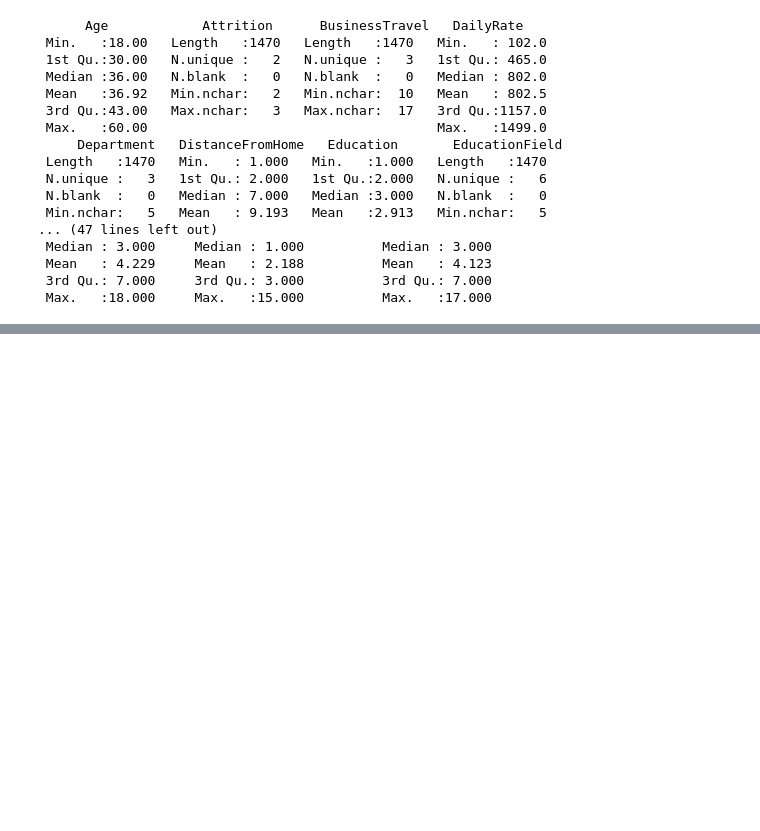
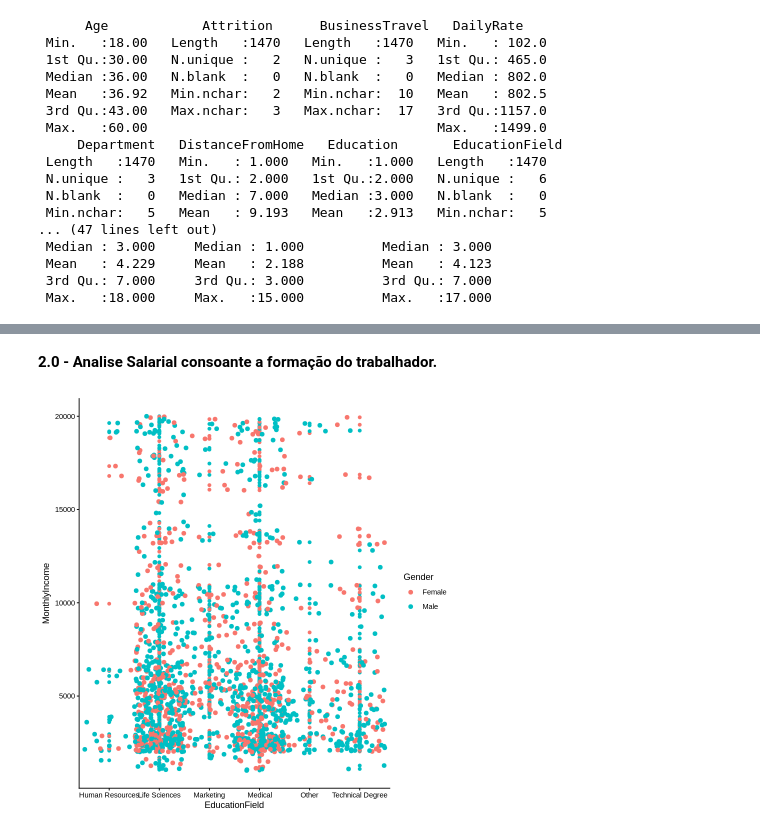
Before and after one commit to Edgar295/CEGID-ACADEMY-DA, a Jupyter notebook: python-basics/google-colab-r.ipynb, the cells around one changed output, grey strips where cells are left out. Cells and saved outputs as stored; diff of their text form; code cells hidden in the pictures; blank space fills up the shorter version.

```diff
--- a/python-basics/google-colab-r.ipynb
+++ b/python-basics/google-colab-r.ipynb
@@ -84,0 +79,9 @@ Gender_Department <-HREmployeeDF %>%
+# %% [markdown]
+**2.0 - Analise Salarial consoante a formação do trabalhador.**
+# %%
+HREmployeeDF %>%
+ggplot(aes( EducationField,MonthlyIncome, color=Gender))+
+geom_point(alpha=1) + geom_jitter(width = 0.5, alpha = 8, size =2) +
+  theme_classic()
+# %% [output]
+[figure, added]
```
Also changed, not shown: parts of 26 cells of this notebook.
